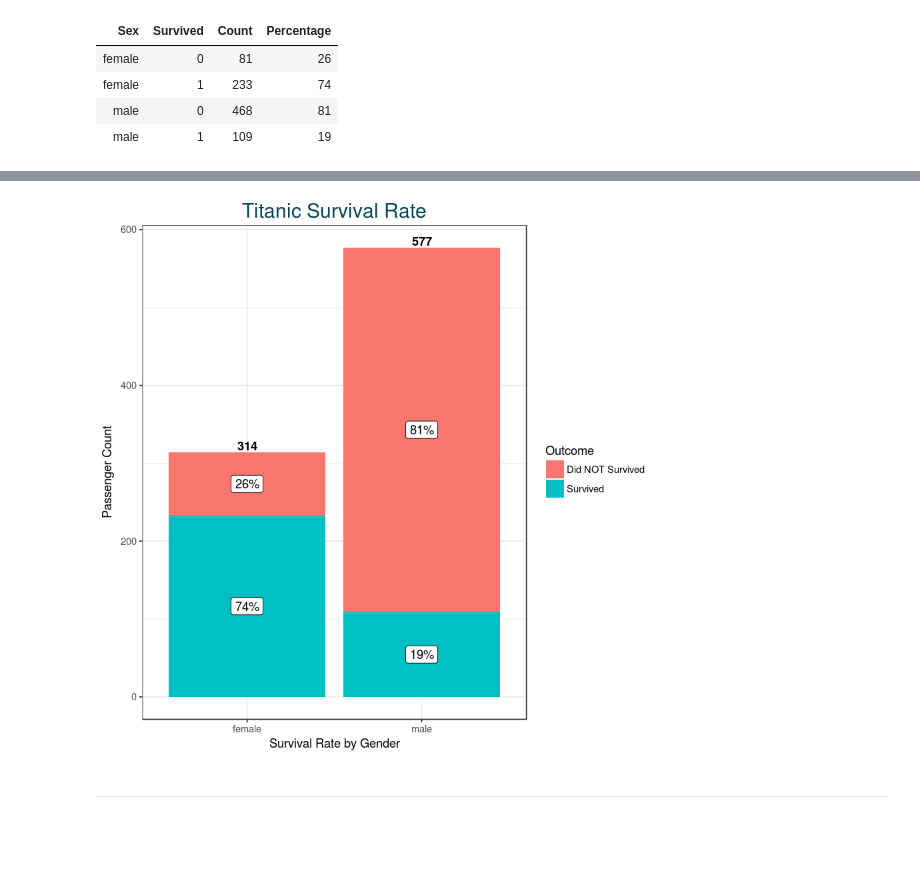
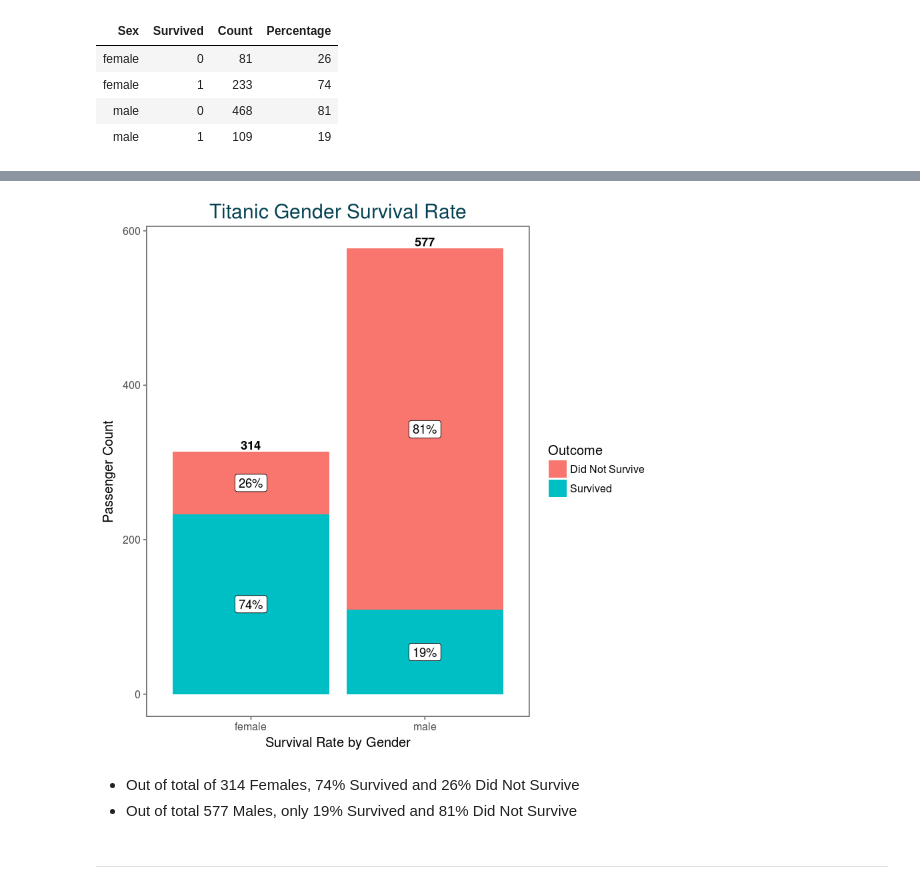
Before and after one commit to romabash/kaggle-titanic, a Jupyter notebook: notebooks/2_Initial-Visualization.ipynb, the cells around one changed output, grey strips where cells are left out. Saved outputs shown, nothing was run; the diff lists cells and outputs as text; code cells hidden in the pictures; blank space fills up the shorter version.

Commit message:
Looking at Survival by Gender

```diff
--- a/notebooks/2_Initial-Visualization.ipynb
+++ b/notebooks/2_Initial-Visualization.ipynb
@@ -75,9 +68,6 @@ titanic <- titanic %>%
 - Keep **Age** and  **FamilySize** variables numeric
 # %%
 titanic <- titanic %>%
-  select(PassengerId, Survived, Pclass, Sex, Age, FamilySize) %>%
   mutate(Pclass = factor(Pclass),
          Survived = factor(Survived),
          Sex = factor(Sex))
-
-head(titanic)
@@ -186,16 +173,25 @@ gender_ratio
 # %%
 titanic %>%
   ggplot() +
   geom_bar(aes(x = Sex, fill = Survived)) +
-  geom_text(data = gender, aes(x = Sex, y = Count, label = Count), position = position_dodge(width=0.9), vjust=-0.25, fontface = "bold") +
-  geom_label(data = gender_ratio, aes(x = Sex, y = Count, label = paste0(Percentage, "%"), group = Survived), position = position_stack(vjust = 0.5)) +
-  theme_bw() +
+  geom_text(data = gender,
+            aes(x = Sex, y = Count, label = Count),
+            position = position_dodge(width=0.9),
+            vjust=-0.25,
+            fontface = "bold") +
+  geom_label(data = gender_ratio,
+             aes(x = Sex, y = Count, label = paste0(Percentage, "%"), group = Survived),
+             position = position_stack(vjust = 0.5)) +
+  theme_few() +
   theme(plot.title = element_text(hjust = 0.5, size=18, colour = "#054354")) +
-  ggtitle("Titanic Survival Rate") +
+  ggtitle("Titanic Gender Survival Rate") +
   scale_x_discrete(name= "Survival Rate by Gender") +
   scale_y_continuous(name = "Passenger Count") +
-  scale_fill_discrete(name = "Outcome", labels = c("Did NOT Survived", "Survived"))
+  scale_fill_discrete(name = "Outcome", labels = c("Did Not Survive", "Survived"))
 # %% [output]
-[figure, old version]
+[figure, new version]
+# %% [markdown]
+- Out of total of 314 Females, 74% Survived and 26% Did Not Survive
+- Out of total 577 Males, only 19% Survived and 81% Did Not Survive
 # %% [markdown]
 <hr>
```
Also changed, not shown: parts of 17 cells of this notebook.
